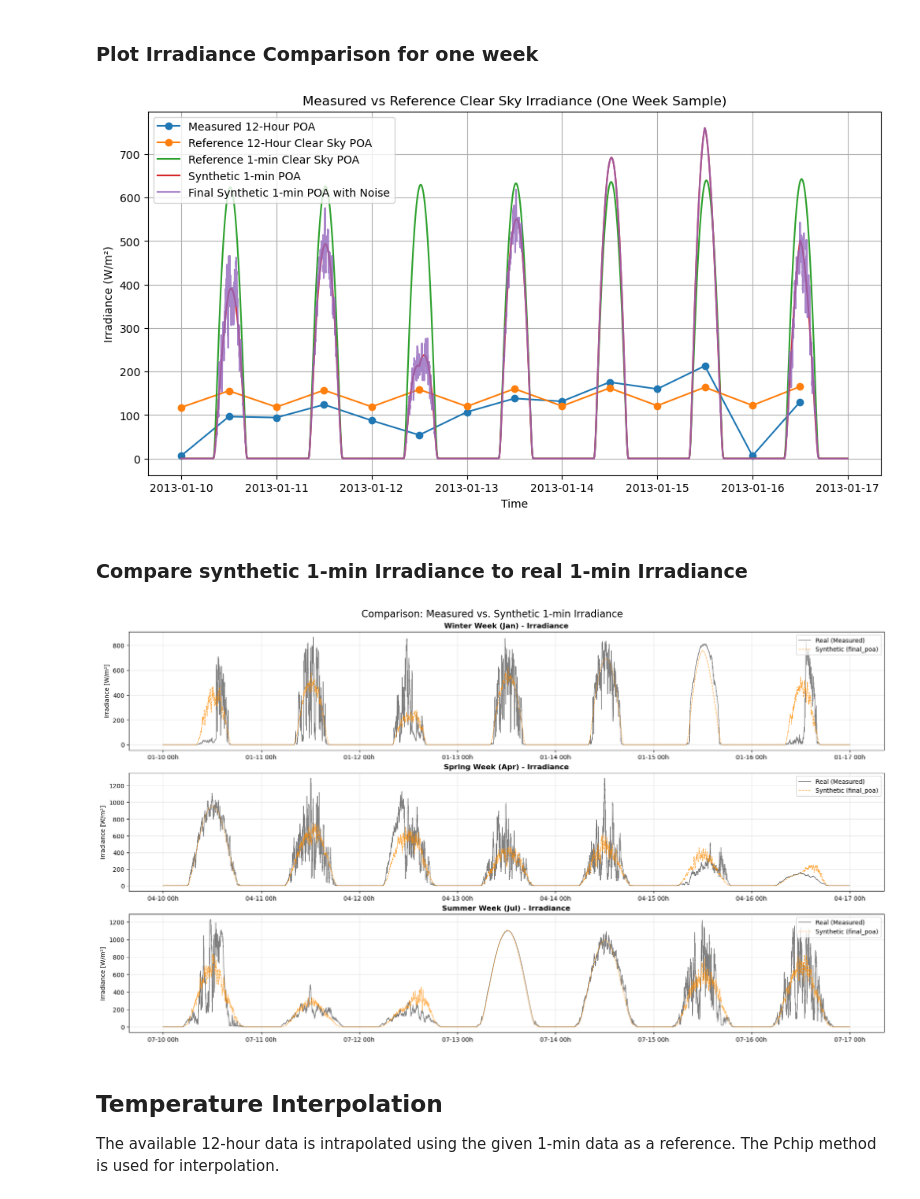
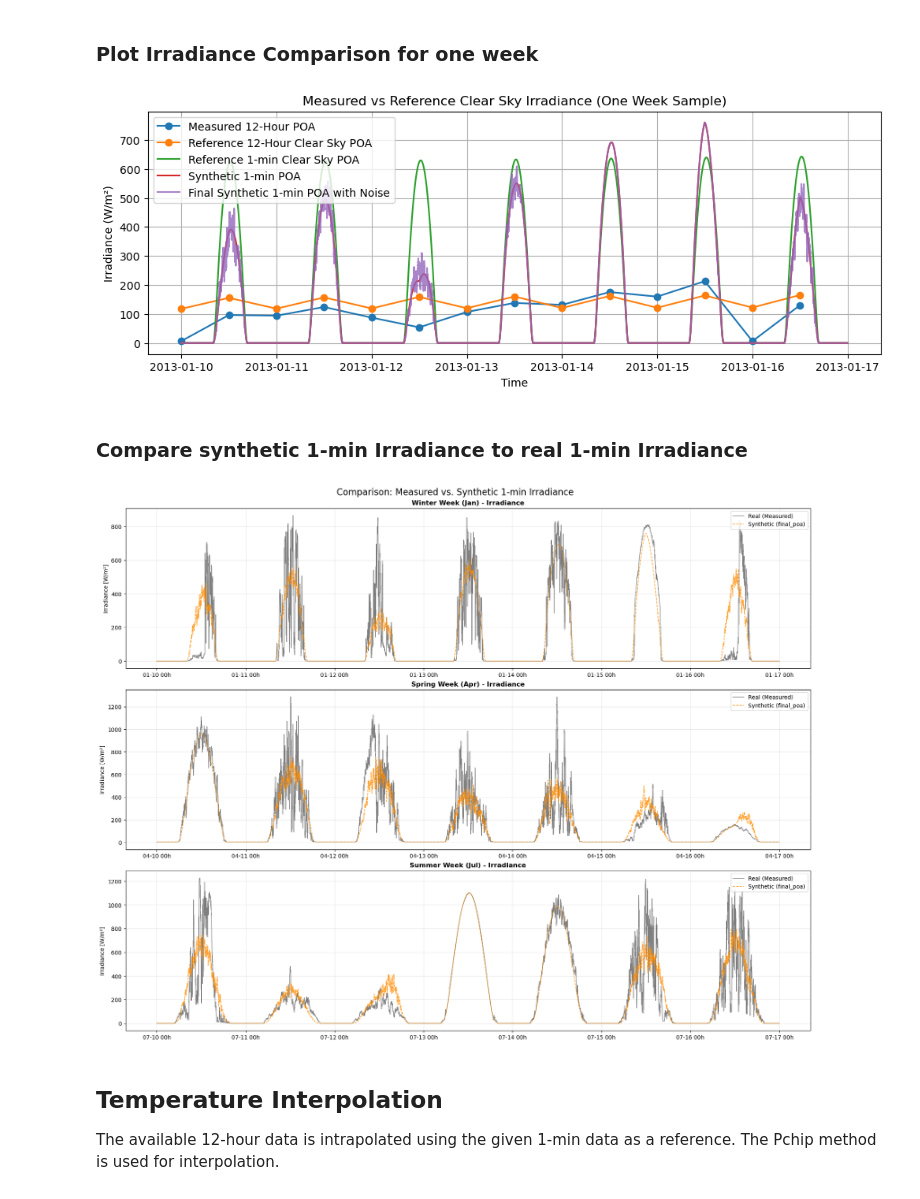
Before and after one commit to JontheFL/Optimal-Residential-Energy-System-Sizing, a Jupyter notebook: weather_and_demand_interpolation.ipynb, the cells around one changed output. Cells and saved outputs as stored; diff of their text form; code cells hidden in the pictures.

```diff
--- a/weather_and_demand_interpolation.ipynb
+++ b/weather_and_demand_interpolation.ipynb
@@ -180,21 +180,22 @@ final_poa = final_poa.to_frame(name='poa_global')
 # %%
 # Only plot one week for clarity
 mask = (df_combined.index >= '2013-01-10') & (df_combined.index < '2013-01-17')
 mask_1min = (poa_1min.index >= '2013-01-10 00:00:00') & (poa_1min.index < '2013-01-17 00:00:00')
-plt.figure(figsize=(12, 6))
+plt.figure(figsize=(12, 4))
 plt.plot(df_combined.index[mask], df_combined.loc[mask, 'G_Gk'], label='Measured 12-Hour POA', marker='o')
 plt.plot(df_combined.index[mask], df_combined.loc[mask, 'poa_global'], label='Reference 12-Hour Clear Sky POA', marker='o')
 plt.plot(reference_poa.index[mask_1min], reference_poa[mask_1min], label='Reference 1-min Clear Sky POA')
 plt.plot(poa_1min.index[mask_1min], poa_1min[mask_1min], label='Synthetic 1-min POA')
 plt.plot(final_poa.index[mask_1min], final_poa[mask_1min], label='Final Synthetic 1-min POA with Noise', alpha=0.8)
 plt.xlabel('Time')
 plt.ylabel('Irradiance (W/m²)')
 plt.title('Measured vs Reference Clear Sky Irradiance (One Week Sample)')
 plt.legend()
 plt.grid()
+plt.savefig('Figures/irradiance_interpolation.png', dpi=300)
 plt.show()
 # %% [output]
-[figure, old version]
+[figure, new version]
 # %% [markdown]
 ### Compare synthetic 1-min Irradiance to real 1-min Irradiance
 # %%
@@ -207,7 +208,7 @@ weeks = [
 
 # --- PLOTTING ---
 # Create a 3x1 grid (3 Weeks rows x 1 Metric column)
-fig, axes = plt.subplots(3, 1, figsize=(18, 10), constrained_layout=True, sharex=False)
+fig, axes = plt.subplots(3, 1, figsize=(18, 14), constrained_layout=True, sharex=False)
 
 for i, (start, end, label) in enumerate(weeks):
     # Slice the dataframes for the specific week
@@ -224,7 +225,7 @@ for i, (start, end, label) in enumerate(weeks):
 
     # Plot Synthetic Data (Orange for Simulation)
     ax_rad.plot(synth_slice.index, synth_slice,
-                color='darkorange', alpha=0.7, linewidth=1, linestyle='--', label='Synthetic (final_poa)')
+                color='darkorange', alpha=0.8, linewidth=1.2, linestyle='--', label='Synthetic (final_poa)')
 
     ax_rad.set_title(f"{label} - Irradiance", fontsize=12, fontweight='bold')
     ax_rad.set_ylabel("Irradiance [W/m²]")
@@ -237,9 +238,10 @@ for i, (start, end, label) in enumerate(weeks):
 
 # Main Title
 fig.suptitle('Comparison: Measured vs. Synthetic 1-min Irradiance', fontsize=16)
+plt.savefig('Figures/irradiance_comparison.png', dpi=300)
 plt.show()
 # %% [output]
-[figure, old version]
+[figure, new version]
 # %% [markdown]
 ## Temperature Interpolation
 
```
Also changed, not shown: parts of 2 cells of this notebook, 1 other file.
